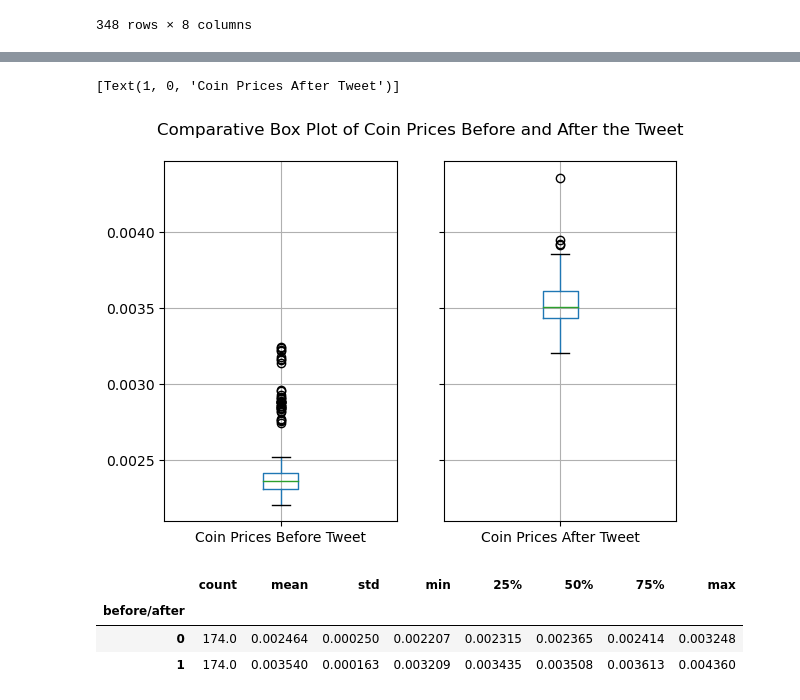
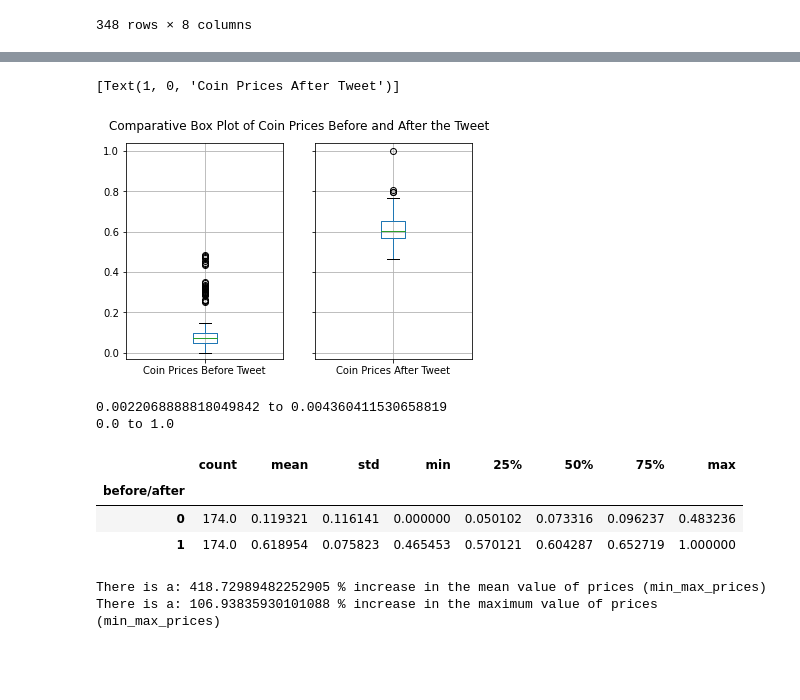
Before and after one commit to DataTa-Da/qm2, a Jupyter notebook: data/crypto/coingecko.ipynb, the cells around one changed output, grey strips where cells are left out. Cells and saved outputs as stored; diff of their text form; code cells hidden in the pictures; blank space fills up the shorter version.

Commit message:
Commit 1 (Hindy)
Boxplot, Hendrick detrending, summ of stats, reactivity, etc.

```diff
--- a/data/crypto/coingecko.ipynb
+++ b/data/crypto/coingecko.ipynb
@@ -180,18 +180,40 @@ plt.legend(('Price','Tweet Date'))
 # %%
-axes=df.groupby(by='before/after').boxplot(column='prices',subplots=True)
+axes=df.groupby(by='before/after').boxplot(column='min_max_prices',subplots=True)
 axes[0].set_title('')
 axes[1].set_title('')
+
+#I don't know how we can compare visually two things are different scales so it may not be the best idea to group them.
+#We may wanna do each seperately to be more readable. Anyway, I have chosen a scale in which none of the boxplots are cut off.
+axes[0].set_ylim(-0.03,1)
+axes[1].set_ylim(-0.03,1.04)
+
 plt.suptitle('Comparative Box Plot of Coin Prices Before and After the Tweet')
 axes[0].set_xticklabels(['Coin Prices Before Tweet'])
 axes[1].set_xticklabels(['Coin Prices After Tweet'])
 # %% [output]
 [Text(1, 0, 'Coin Prices After Tweet')]
-[figure, old version]
+[figure, new version]
+# %%
+#Just to see how the interval changes
+print(min(df['prices']), "to", max(df['prices']))
+print(min(df['min_max_prices']), "to", max(df['min_max_prices']))
+# %% [output]
+0.0022068888818049842 to 0.004360411530658819
+0.0 to 1.0
 # %%
-df.groupby(by='before/after')['prices'].describe()
+df_comparative = df.groupby(by='before/after')['min_max_prices'].describe()
+df_comparative
 # %% [output]
 |  | count | mean | std | min | 25% | 50% | 75% | max |
 | before/after |  |  |  |  |  |  |  |  |
-| 0 | 174.0 | 0.002464 | 0.000250 | 0.002207 | 0.002315 | 0.002365 | 0.002414 | 0.003248 |
-| 1 | 174.0 | 0.003540 | 0.000163 | 0.003209 | 0.003435 | 0.003508 | 0.003613 | 0.004360 |
+| 0 | 174.0 | 0.119321 | 0.116141 | 0.000000 | 0.050102 | 0.073316 | 0.096237 | 0.483236 |
+| 1 | 174.0 | 0.618954 | 0.075823 | 0.465453 | 0.570121 | 0.604287 | 0.652719 | 1.000000 |
+# %%
+pct_mean_change= (((df_comparative['mean'].loc[1])-(df_comparative['mean'].loc[0]))/(df_comparative['mean'].loc[0]))*100
+pct_max_change= (((df_comparative['max'].loc[1])-(df_comparative['max'].loc[0]))/(df_comparative['max'].loc[0]))*100
+print("There is a:", pct_mean_change, "% increase in the mean value of prices (min_max_prices)")
+print("There is a:", pct_max_change, "% increase in the maximum value of prices (min_max_prices)")
+# %% [output]
+There is a: 418.72989482252905 % increase in the mean value of prices (min_max_prices)
+There is a: 106.93835930101088 % increase in the maximum value of prices (min_max_prices)
 # %%
```
Also changed, not shown: parts of 8 cells of this notebook, 1 other file.
